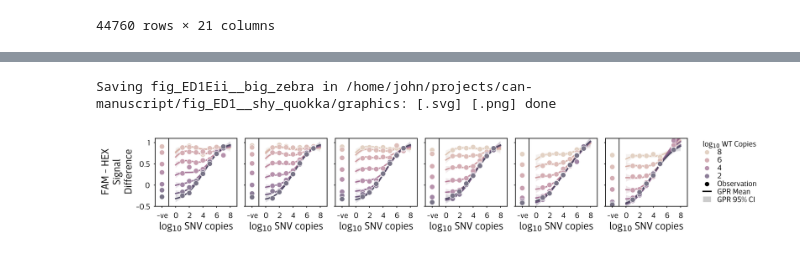
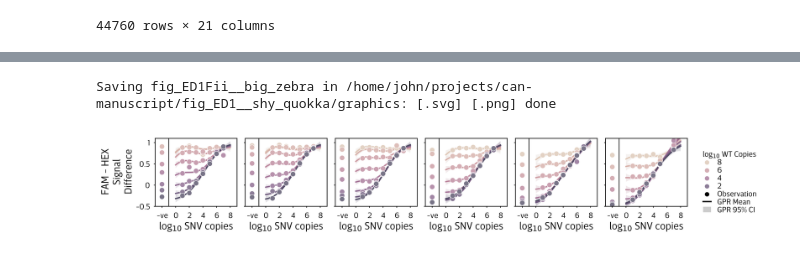
Before and after one commit to JohnGoertz/can-manuscript, a Jupyter notebook: fig_ED1__shy_quokka/code/fig_ED1F__noisy_tapir__BDA_CAN_VAF.ipynb, the cells around one changed output, grey strips where cells are left out. Drawn from its saved outputs; the diff is of its cells as text; code cells hidden in the pictures.

Commit message:
Additional shy quokka figure fixes

```diff
--- a/fig_ED1__shy_quokka/code/fig_ED1F__noisy_tapir__BDA_CAN_VAF.ipynb
+++ b/fig_ED1__shy_quokka/code/fig_ED1F__noisy_tapir__BDA_CAN_VAF.ipynb
@@ -251,7 +251,9 @@ yl = rax.get_ylim()
 # Create dummy legend elements
 dummies = []
 labels = []
-for copies, rgb in zip([2, 4, 6, 8][::-1], pal[1::2]):
+for i, (copies, rgb) in enumerate(zip(np.arange(1, 9)[::-1], pal[1:])):
+    if i % 2:
+        continue
     dummies.append(
         rax.scatter(
             x=[-10],
@@ -297,37 +299,37 @@ rax.legend(
     labels,
     title=r"log$_{10}$ WT Copies",
     loc="center left",
-    bbox_to_anchor=(1.1, 0.5),
+    bbox_to_anchor=(1.1, 0.35),
     frameon=False,
     fontsize=ticklabelsize,
     title_fontsize=ticklabelsize,
     handlelength=1.0,
     labelspacing=0.05,
 )
 
 g.set_xticklabels(fontsize=ticklabelsize)
 g.set_yticklabels(fontsize=ticklabelsize)
 g.set_xlabels(r"log$_{10}$ SNV copies", fontsize=labelsize, labelpad=ticklabelsize/4)
 
 g.set(
     yticks=[-0.5, 0, 0.5, 1],
     yticklabels=[-0.5, 0, 0.5, 1],
     xticks=[-2, 0, 2, 4, 6, 8],
     xticklabels=["-ve", 0, 2, 4, 6, 8],
     ylim=[-0.5, 1.1],
     xlim=[-3, 9],
 )
 
 
 # plt.tight_layout()
 
 format_fig(plt.gcf(), wspace=0.1)
 
 
 savefig(plt.gcf(), alias="big_zebra")
 # %% [output]
-Saving fig_ED1Eii__big_zebra in /home/john/projects/can-manuscript/fig_ED1__shy_quokka/graphics: [.svg] [.png] done
+Saving fig_ED1Fii__big_zebra in /home/john/projects/can-manuscript/fig_ED1__shy_quokka/graphics: [.svg] [.png] done
-[figure, old version]
+[figure, new version]
 # %%
 pal = sns.color_palette("ch:s=-.2, r=.6", n_colors=9)
 
```
Also changed, not shown: parts of 2 cells of this notebook, 5 other files.
